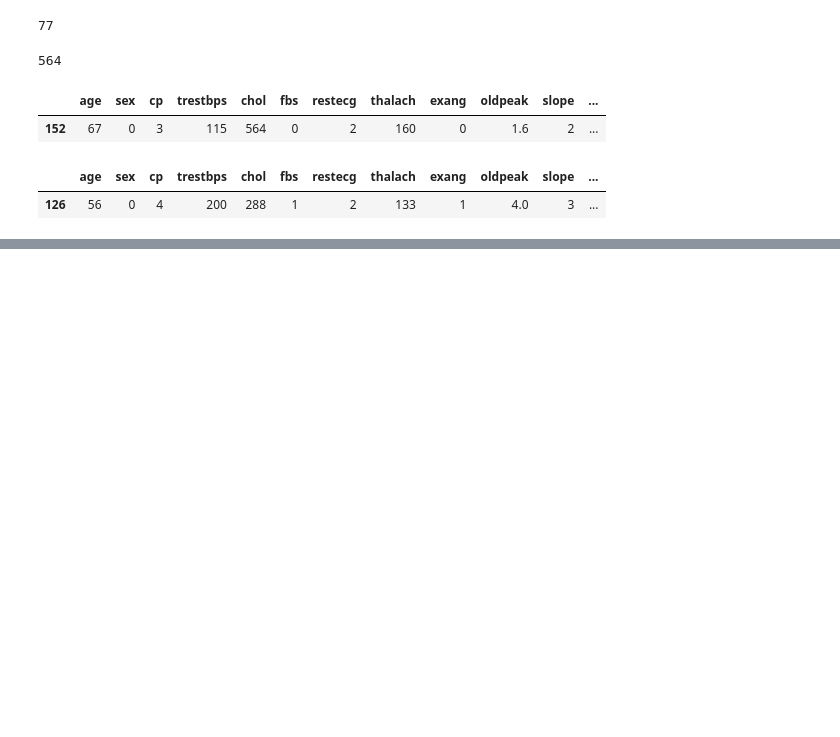
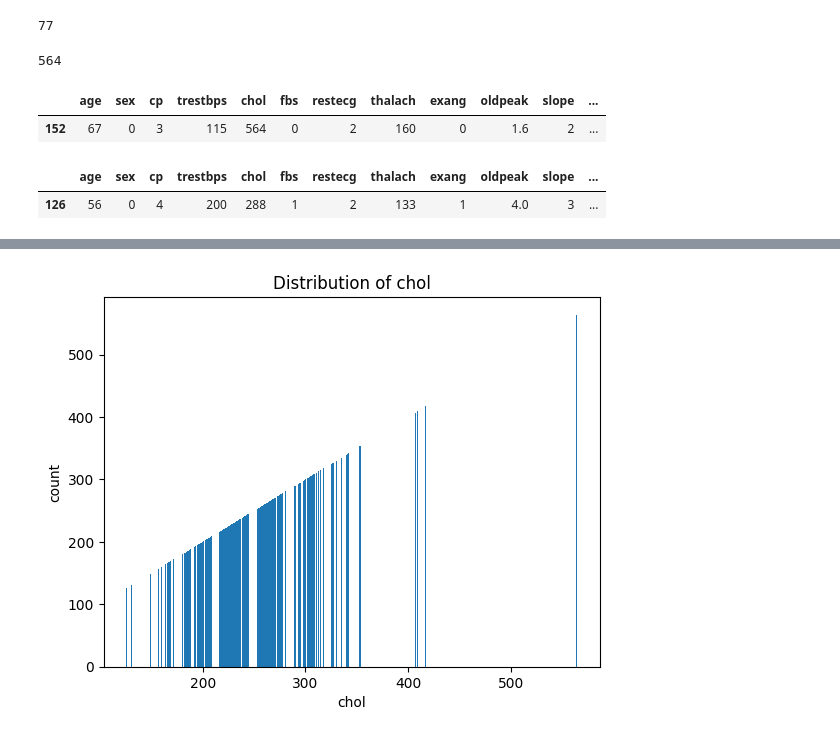
Before and after one commit to awaiskhan005/DATA-SCIENCE-AND-AI-, a Jupyter notebook: HEART_ATTACK_DATASET.ipynb, the cells around one changed output, grey strips where cells are left out. Drawn from its saved outputs; the diff is of its cells as text; code cells hidden in the pictures; blank space fills up the shorter version.

```diff
--- a/HEART_ATTACK_DATASET.ipynb
+++ b/HEART_ATTACK_DATASET.ipynb
@@ -256,0 +280,8 @@ X[X['trestbps'] == max_bps]
+# %%
+plt.bar(X['chol'], height=X['chol'])
+plt.xlabel('chol')
+plt.ylabel('count')
+plt.title('Distribution of chol')
+plt.show()
+# %% [output]
+[figure, added]
```
Also changed, not shown: parts of 19 cells of this notebook.
